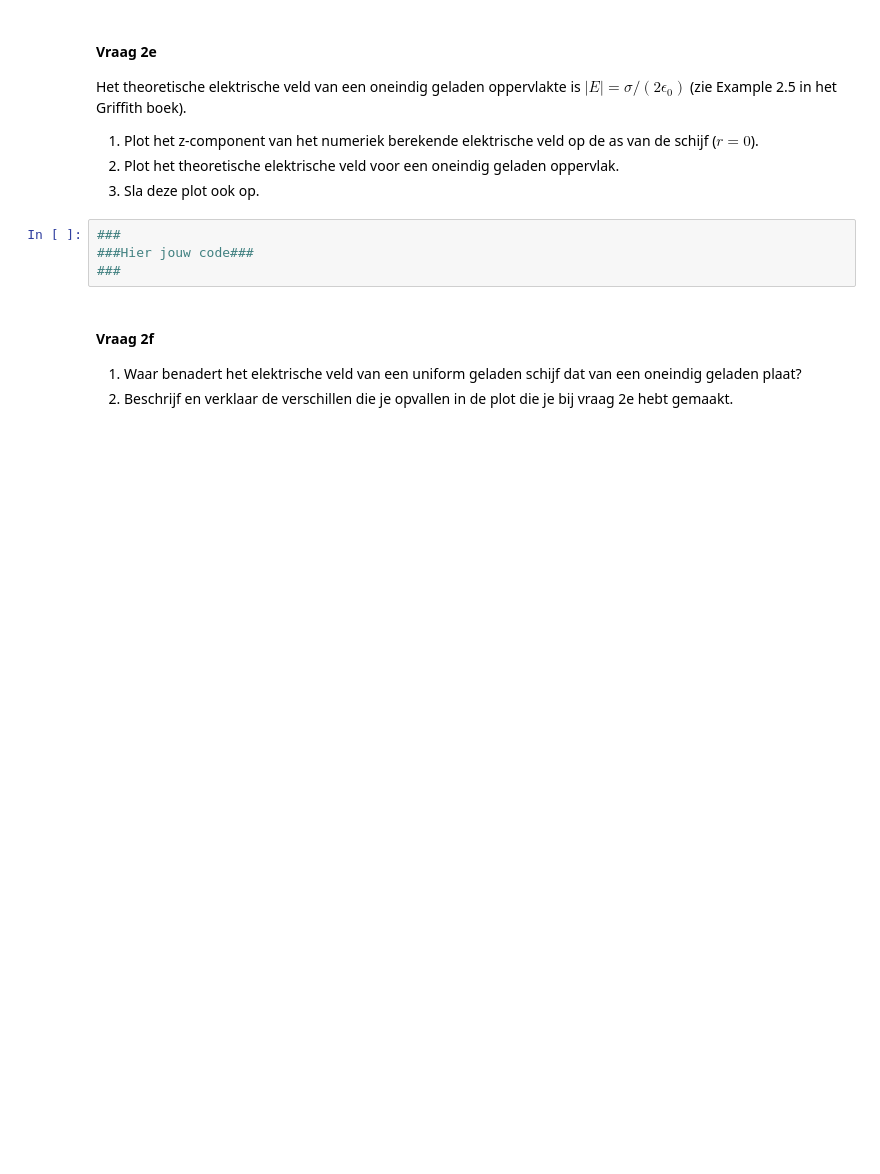
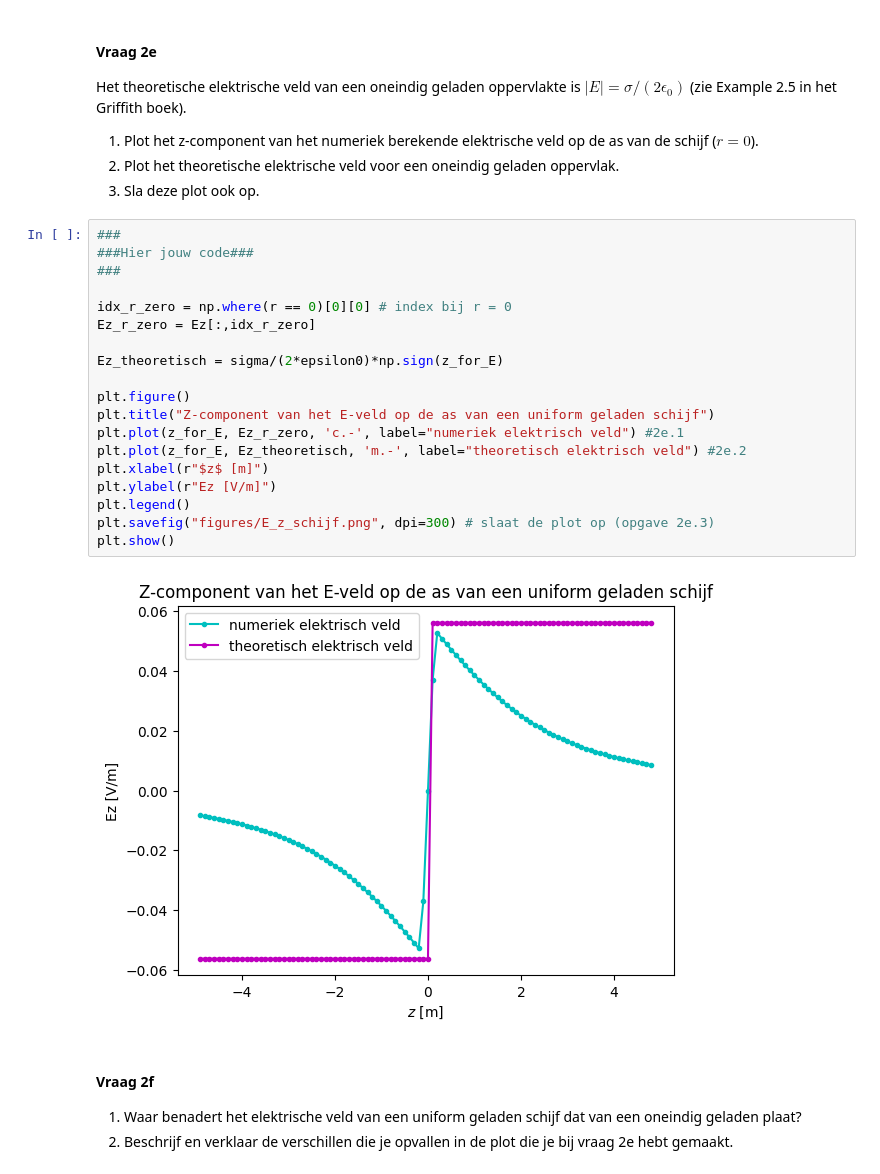
Before and after one commit to thaak123/THAAK-opdrachten-DEF-D, a Jupyter notebook: DigitaleOntwerpopdrachten/1CondensatorOpdracht/CondensatorOntwerpopdracht.ipynb, the cells around one changed output. Saved outputs shown, nothing was run; the diff lists cells and outputs as text; blank space fills up the shorter version.

```diff
--- a/DigitaleOntwerpopdrachten/1CondensatorOpdracht/CondensatorOntwerpopdracht.ipynb
+++ b/DigitaleOntwerpopdrachten/1CondensatorOpdracht/CondensatorOntwerpopdracht.ipynb
@@ -309,7 +309,24 @@ Het theoretische elektrische veld van een oneindig geladen oppervlakte is $|E| =
 # %%
 ###
 ###Hier jouw code###
 ###
+
+idx_r_zero = np.where(r == 0)[0][0] # index bij r = 0
+Ez_r_zero = Ez[:,idx_r_zero]
+
+Ez_theoretisch = sigma/(2*epsilon0)*np.sign(z_for_E)
+
+plt.figure()
+plt.title("Z-component van het E-veld op de as van een uniform geladen schijf")
+plt.plot(z_for_E, Ez_r_zero, 'c.-', label="numeriek elektrisch veld") #2e.1
+plt.plot(z_for_E, Ez_theoretisch, 'm.-', label="theoretisch elektrisch veld") #2e.2
+plt.xlabel(r"$z$ [m]")
+plt.ylabel(r"Ez [V/m]")
+plt.legend()
+plt.savefig("figures/E_z_schijf.png", dpi=300) # slaat de plot op (opgave 2e.3)
+plt.show()
+# %% [output]
+[figure, added]
 # %% [markdown]
 #### Vraag 2f
 1. Waar benadert het elektrische veld van een uniform geladen schijf dat van een oneindig geladen plaat?
```
Also changed, not shown: parts of 1 cell of this notebook, 2 other files.
